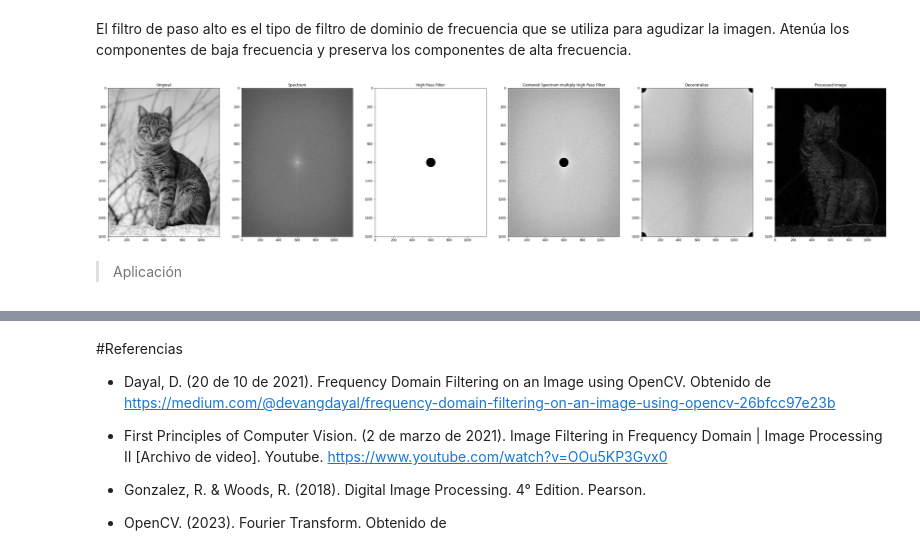
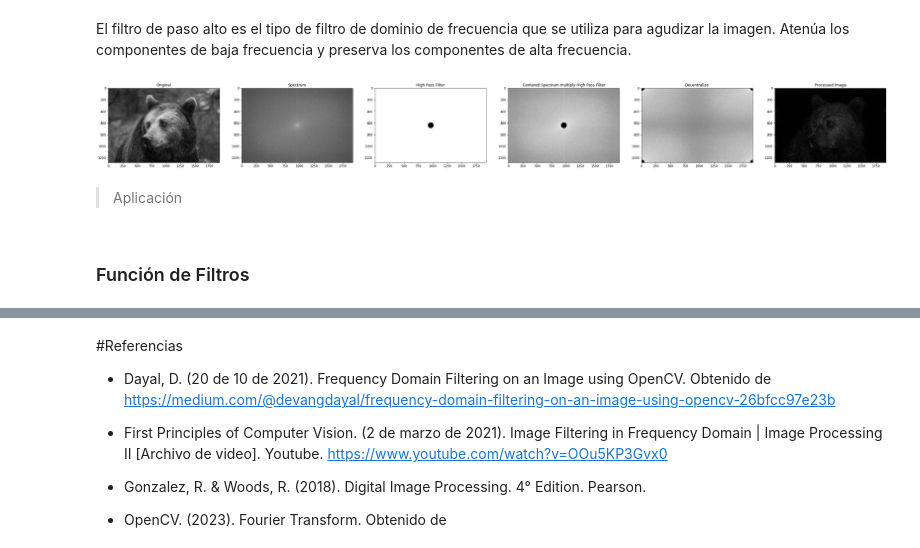
Before and after one commit to AlfonsoVasquezC/ComputervisionMNA, a Jupyter notebook: 5_3_Equipo_1_Google_Colab_Algoritmos_de_mejoramiento_de_imágenes_en_el_dominio_de_Fourier.ipynb, the cells around one changed output, grey strips where cells are left out. Cells and saved outputs as stored; diff of their text form; code cells hidden in the pictures.

```diff
--- a/5_3_Equipo_1_Google_Colab_Algoritmos_de_mejoramiento_de_imágenes_en_el_dominio_de_Fourier.ipynb
+++ b/5_3_Equipo_1_Google_Colab_Algoritmos_de_mejoramiento_de_imágenes_en_el_dominio_de_Fourier.ipynb
@@ -119,8 +119,13 @@ Los filtros de frecuencia procesan una imagen en el dominio de la frecuencia. La
 
 Se utiliza un algoritmo rápido llamado Transformada Rápida de Fourier (FFT) para el cálculo de DFT. Los detalles sobre estos se pueden encontrar en cualquier libro de texto de procesamiento de imágenes o procesamiento de señales.
 # %%
-Fou_URL = "/content/drive/MyDrive/Colab Notebooks/Computo imagen y video/5.3Images/Cat_fourier.jpg"
-Fou_image = cv.imread(Fou_URL,cv.IMREAD_GRAYSCALE)
+#Fou_URL = "/content/drive/MyDrive/Colab Notebooks/Computo imagen y video/5.3Images/Cat_fourier.jpg"
+#Fou_image = cv.imread(Fou_URL,cv.IMREAD_GRAYSCALE)
+
+Fou_URL = "https://npr.brightspotcdn.com/legacy/sites/kufm/files/202106/grizzly-bear-05_iStock.jpg"
+Fou_image = cv.cvtColor(io.imread(Fou_URL),cv.COLOR_BGR2GRAY)
+
+
 # Blur the grayscale image by a Guassian filter with kernel size of 10
 imBlur = cv.blur(Fou_image,(5,5))
 # Transform the image to frequency domain
@@ -129,6 +134,8 @@ f = np.fft.fft2(imBlur)
 fshift = np.fft.fftshift(f)
 magnitude_spectrum = 30*np.log(np.abs(fshift))
 
+fig, ax = plt.subplots(figsize=(15, 15))
+
 plt.subplot(121),plt.imshow(imBlur, cmap = 'gray')
 plt.title('Input Image'), plt.xticks([]), plt.yticks([])
 plt.subplot(122),plt.imshow(magnitude_spectrum, cmap = 'gray')
@@ -141,8 +150,8 @@ plt.show()
 # %% [markdown]
 El filtro de paso bajo es el tipo de filtro de dominio de frecuencia que se utiliza para suavizar la imagen. Atenúa los componentes de alta frecuencia y preserva los componentes de baja frecuencia.
 # %%
-Fou_URL = "/content/drive/MyDrive/Colab Notebooks/Computo imagen y video/5.3Images/Cat_fourier.jpg"
-Fou_image = cv.imread(Fou_URL,cv.IMREAD_GRAYSCALE)
+#Fou_URL = "/content/drive/MyDrive/Colab Notebooks/Computo imagen y video/5.3Images/Cat_fourier.jpg"
+#Fou_image = cv.imread(Fou_URL,cv.IMREAD_GRAYSCALE)
 original = np.fft.fft2(Fou_image)
 center = np.fft.fftshift(original)
 
@@ -174,31 +183,33 @@ plt.show()
 # %% [markdown]
 El filtro de paso alto es el tipo de filtro de dominio de frecuencia que se utiliza para agudizar la imagen. Atenúa los componentes de baja frecuencia y preserva los componentes de alta frecuencia.
 # %%
-Fou_URL = "/content/drive/MyDrive/Colab Notebooks/Computo imagen y video/5.3Images/Cat_fourier.jpg"
-Fou_image = cv.imread(Fou_URL,cv.IMREAD_GRAYSCALE)
+#Fou_URL = "/content/drive/MyDrive/Colab Notebooks/Computo imagen y video/5.3Images/Cat_fourier.jpg"
+#Fou_image = cv.imread(Fou_URL,cv.IMREAD_GRAYSCALE)
 original = np.fft.fft2(Fou_image)
 center = np.fft.fftshift(original)
 
 plt.figure(figsize=(6.4*7, 4.8*7), constrained_layout=False)
 
 plt.subplot(161), plt.imshow(Fou_image, cmap = 'gray'), plt.title("Original")
 
 plt.subplot(162), plt.imshow(np.log(1+np.abs(center)), "gray"), plt.title("Spectrum")
 
 HighPass = idealFilterHP(50,Fou_image.shape)
 plt.subplot(163), plt.imshow(np.abs(HighPass), "gray"), plt.title("High Pass Filter")
 
 HighPassCenter = center * idealFilterHP(50,Fou_image.shape)
 plt.subplot(164), plt.imshow(np.log(1+np.abs(HighPassCenter)), "gray"), plt.title("Centered Spectrum multiply High Pass Filter")
 
 HighPass = np.fft.ifftshift(HighPassCenter)
 plt.subplot(165), plt.imshow(np.log(1+np.abs(HighPass)), "gray"), plt.title("Decentralize")
 
 inverse_HighPass = np.fft.ifft2(HighPass)
 plt.subplot(166), plt.imshow(np.abs(inverse_HighPass), "gray"), plt.title("Processed Image")
 
 plt.show()
 # %% [output]
-[figure, old version]
+[figure, new version]
 # %% [markdown]
 >Aplicación
+# %% [markdown]
+### Función de Filtros
```
Also changed, not shown: parts of 9 cells of this notebook.
